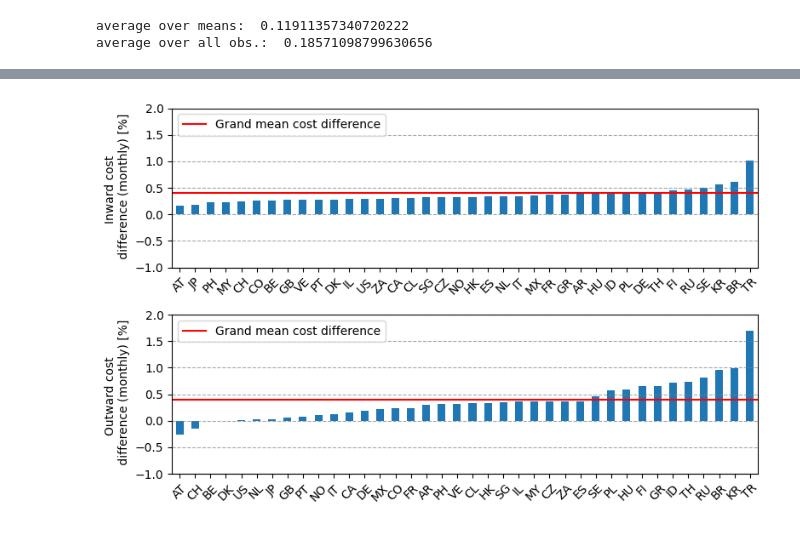
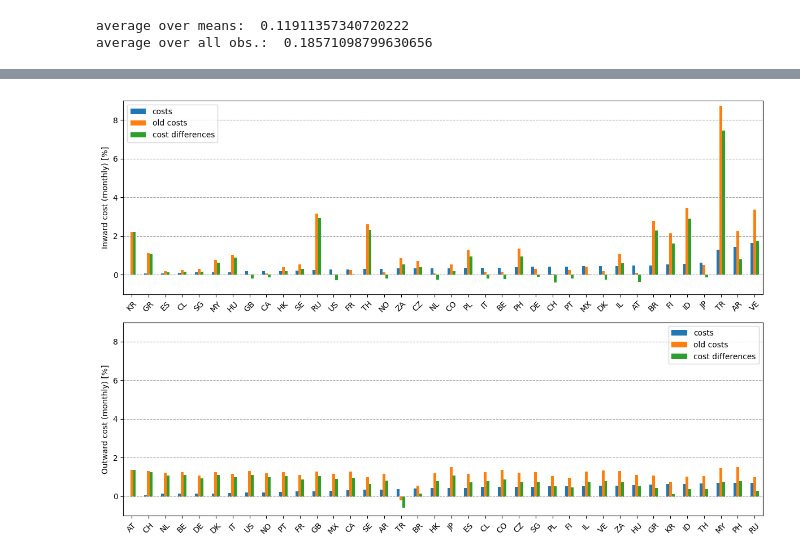
Before and after one commit to nilsvanrompaey/master-thesis-home-bias, a Jupyter notebook: src/figure3.ipynb, the cells around one changed output, grey strips where cells are left out. Cells and saved outputs as stored; diff of their text form; code cells hidden in the pictures.

Commit message:
Update figures and add method to automatically copy saved figures to tex folder

```diff
--- a/src/figure3.ipynb
+++ b/src/figure3.ipynb
@@ -382,15 +380,3 @@ fig.savefig(dir+"/eta_f.svg")
 plt.show()
 # %% [output]
 [figure]
-# %%
-# Fastest way
-costs = pd.DataFrame(0.0, index=covs.index, columns=covs.columns)
-costs_old = pd.DataFrame(0.0, index=covs.index, columns=covs.columns)
-cost_diffs = pd.DataFrame(0.0, index=covs.index, columns=covs.columns)
-for country_i in major:
-    for month in stds.columns:
-        costs[(month, country_i)] = fitted_returns[month] - eta_f.loc[country_i, month] * covs[month] @ weights[country_i]
-        costs_old[(month, country_i)] = fitted_returns[month] - 3.0 * covs[month] @ weights[country_i]
-        cost_diffs[(month, country_i)] = costs_old[(month, country_i)] - costs[(month, country_i)]
-    print(country_i, end=" ")
-print("\n")
@@ -520,32 +524,51 @@ average over all obs.:  0.18571098799630656
 # %%
-mean_cost_diffs = -cost_diffs_0.T.groupby(level=1).mean().astype(float).T * 100
-mean_inward_cost_diff = mean_cost_diffs.mean(axis=1).sort_values()
-mean_outward_cost_diff = mean_cost_diffs.mean(axis=0).sort_values()
-dir = os.path.abspath("../output/exp3/results/figures/")
-fig, axs = plt.subplots(2, 1, figsize=(8,5), gridspec_kw={'height_ratios': [1,1]})
+mean_inward_cost = mean_costs.mean(axis=1).sort_values()
+mean_outward_cost = mean_costs.mean(axis=0).sort_values()
 
-mean_inward_cost_diff.plot(kind="bar", ax=axs[0])
+mean_inward_cost_gap_diff = mean_cost_diffs.mean(axis=1).sort_values()
+mean_outward_cost_gap_diff = mean_cost_diffs.mean(axis=0).sort_values()
+
+mean_inward_cost_old = mean_inward_cost + mean_inward_cost_gap_diff
+mean_outward_cost_old = mean_outward_cost + mean_outward_cost_gap_diff
+
+data_inward = pd.concat(
+    objs = [mean_inward_cost, mean_inward_cost_old, mean_inward_cost_gap_diff],
+    axis = 1,
+    ).sort_values(by=0)
+data_inward.columns = ["costs", "old costs", "cost differences"]
+
+data_outward = pd.concat(
+    objs = [mean_outward_cost, mean_outward_cost_old, mean_outward_cost_gap_diff],
+    axis=1,
+    ).sort_values(by=0)
+data_outward.columns = ["costs", "old costs", "cost differences"]
+
+ylim = [-1,9]
+save_dir = None
+
+fig, axs = plt.subplots(2, 1, figsize=(12,8), gridspec_kw={'height_ratios': [1,1]})
+
+data_inward.plot(kind="bar", ax=axs[0])
 axs[0].tick_params(axis='x', labelrotation=45, labelsize=10)
 for label in axs[0].get_xticklabels():
     label.set_ha('center')
 axs[0].grid(axis='y', linestyle='--', color='gray', alpha=0.7)
-axs[0].axhline(mean_inward_cost.mean(), color="red")
-axs[0].legend(labels=["Grand mean cost difference"], loc=2)
-axs[0].set_ylabel("Inward cost \n difference (monthly) [%]")
-axs[0].set_ylim([-1,2])
+axs[0].legend(loc=2)
+axs[0].set_ylabel("Inward cost (monthly) [%]")
+axs[0].set_ylim(ylim)
 
-mean_outward_cost_diff.plot(kind="bar", ax=axs[1])
+data_outward.plot(kind="bar", ax=axs[1])
 axs[1].tick_params(axis='x', labelrotation=45, labelsize=10)
 for label in axs[1].get_xticklabels():
     label.set_ha('center')
 axs[1].grid(axis='y', linestyle='--', color='gray', alpha=0.7)
-axs[1].axhline(mean_outward_cost.mean(), color="red")
-axs[1].legend(labels=["Grand mean cost difference"], loc=2)
-axs[1].set_ylabel("Outward cost \n difference (monthly) [%]")
-axs[1].set_ylim([-1,2])
+axs[0].legend(loc=2)
+axs[1].set_ylabel("Outward cost (monthly) [%]")
+axs[1].set_ylim(ylim)
 
 fig.tight_layout()
-fig.savefig(dir+"/mean_cost_diffs.svg")
+if save_dir:
+    fig.savefig(save_dir)
 plt.show()
 # %% [output]
-[figure, old version]
+[figure, new version]
```
Also changed, not shown: parts of 12 cells of this notebook, 13 other files.
